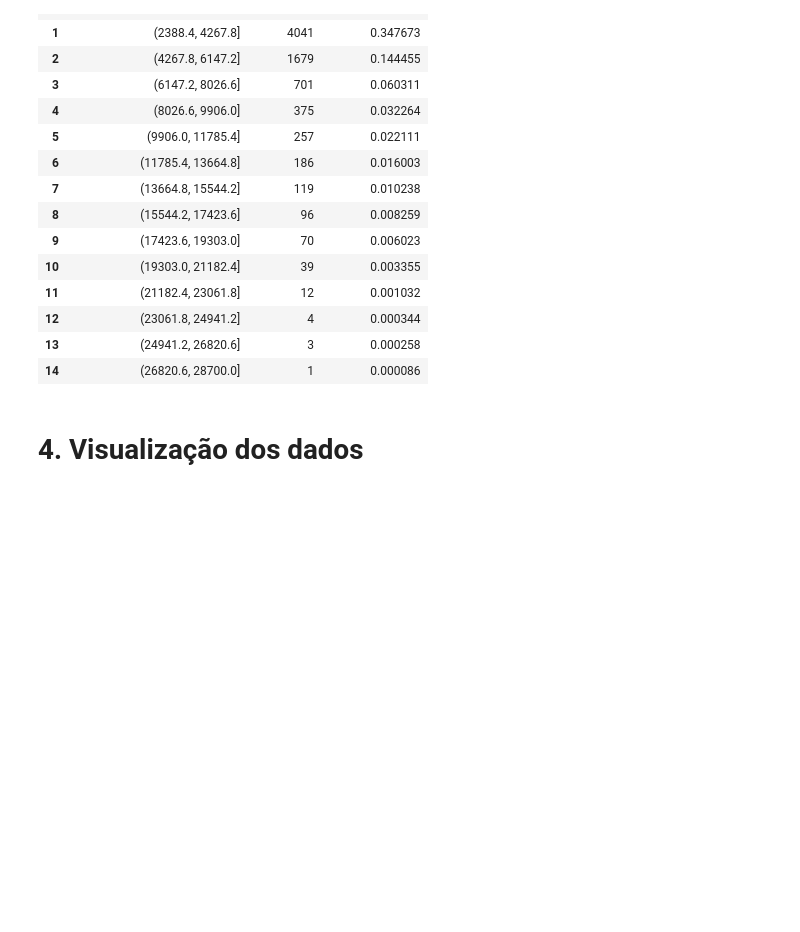
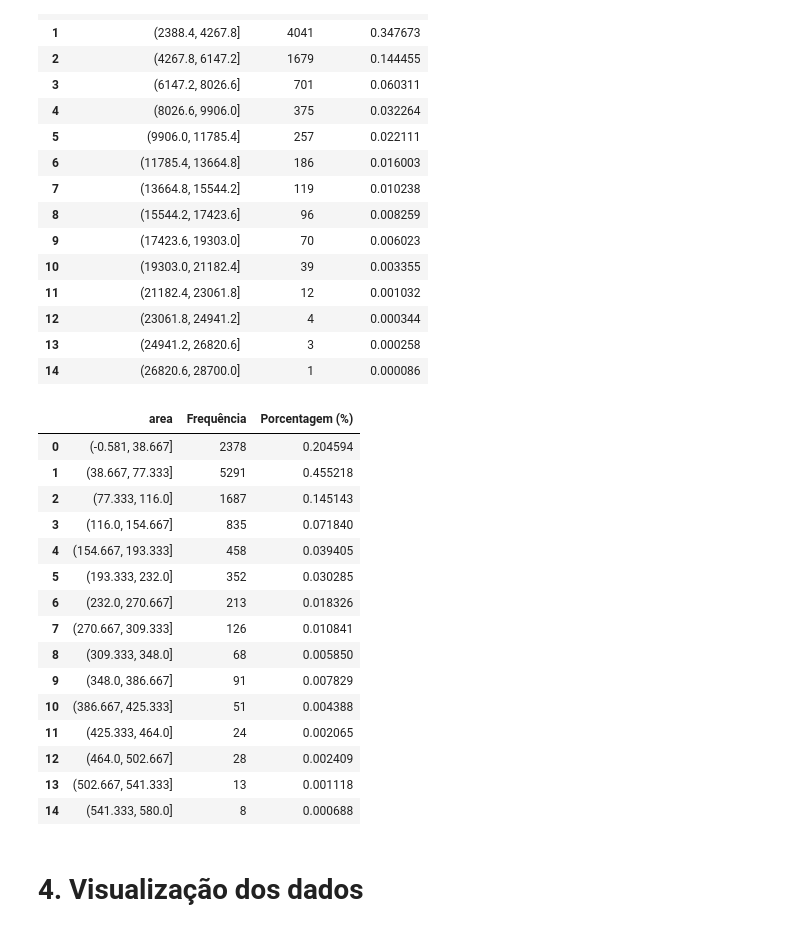
Before and after one commit to fzta492/analise_alugueis_sao_paulo, a Jupyter notebook: projeto_aluguel.ipynb, the cells around one changed output. Cells and saved outputs as stored; diff of their text form; code cells hidden in the pictures; blank space fills up the shorter version.

```diff
--- a/projeto_aluguel.ipynb
+++ b/projeto_aluguel.ipynb
@@ -403,3 +422,26 @@ freq_quantitativas.reset_index()
+# %%
+#criando df de frequencia da area
+freq_quantitativas_area = pd.DataFrame(
+    {'Frequência': frequencia_area, 'Porcentagem (%)': percentual_area}
+)
+freq_quantitativas.reset_index()
+# %% [output]
+|  | area | Frequência | Porcentagem (%) |
+| 0 | (-0.581, 38.667] | 2378 | 0.204594 |
+| 1 | (38.667, 77.333] | 5291 | 0.455218 |
+| 2 | (77.333, 116.0] | 1687 | 0.145143 |
+| 3 | (116.0, 154.667] | 835 | 0.071840 |
+| 4 | (154.667, 193.333] | 458 | 0.039405 |
+| 5 | (193.333, 232.0] | 352 | 0.030285 |
+| 6 | (232.0, 270.667] | 213 | 0.018326 |
+| 7 | (270.667, 309.333] | 126 | 0.010841 |
+| 8 | (309.333, 348.0] | 68 | 0.005850 |
+| 9 | (348.0, 386.667] | 91 | 0.007829 |
+| 10 | (386.667, 425.333] | 51 | 0.004388 |
+| 11 | (425.333, 464.0] | 24 | 0.002065 |
+| 12 | (464.0, 502.667] | 28 | 0.002409 |
+| 13 | (502.667, 541.333] | 13 | 0.001118 |
+| 14 | (541.333, 580.0] | 8 | 0.000688 |
 # %% [markdown]
 # 4. Visualização dos dados
 # %%
```
Also changed, not shown: parts of 5 cells of this notebook.
